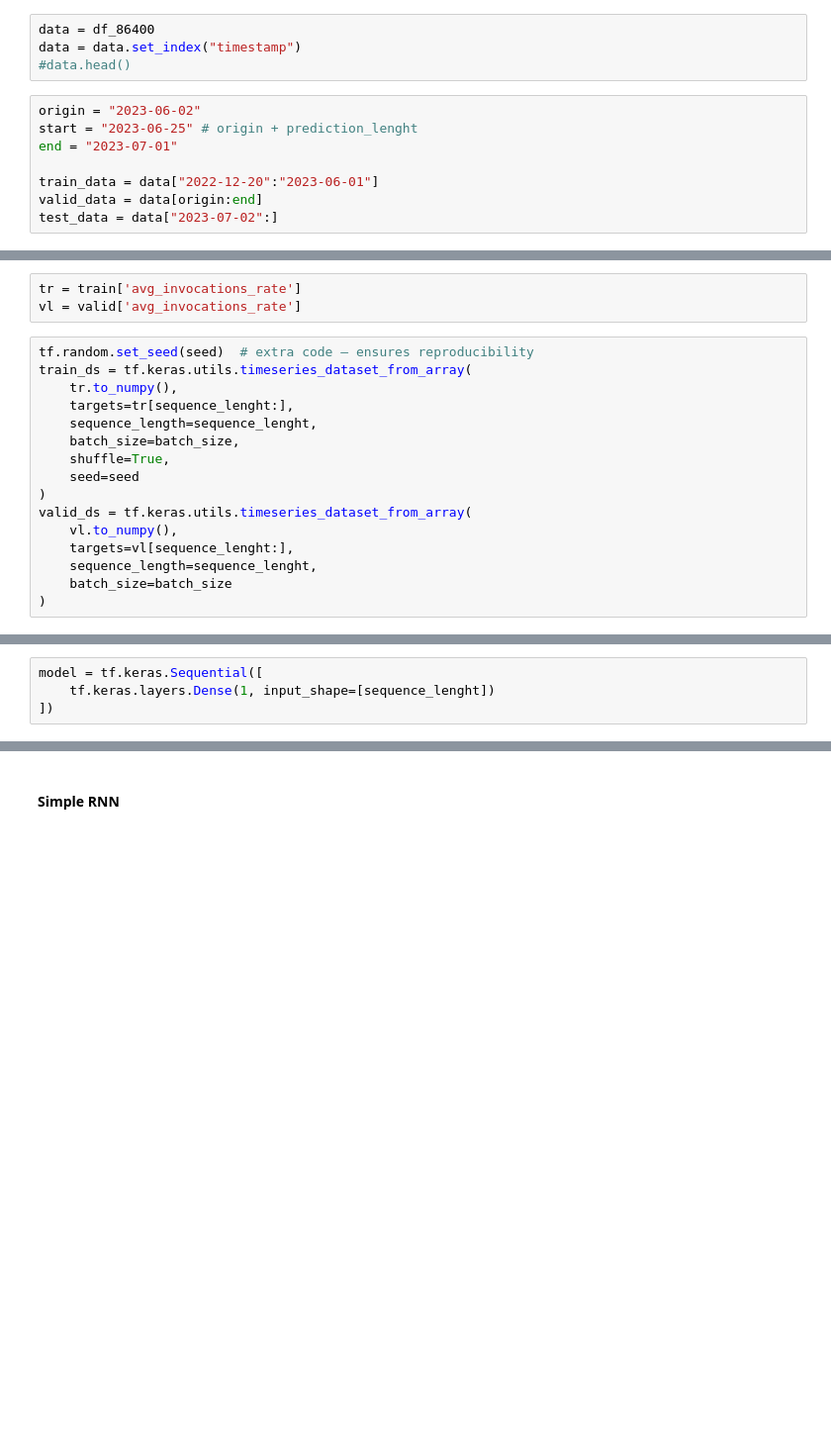
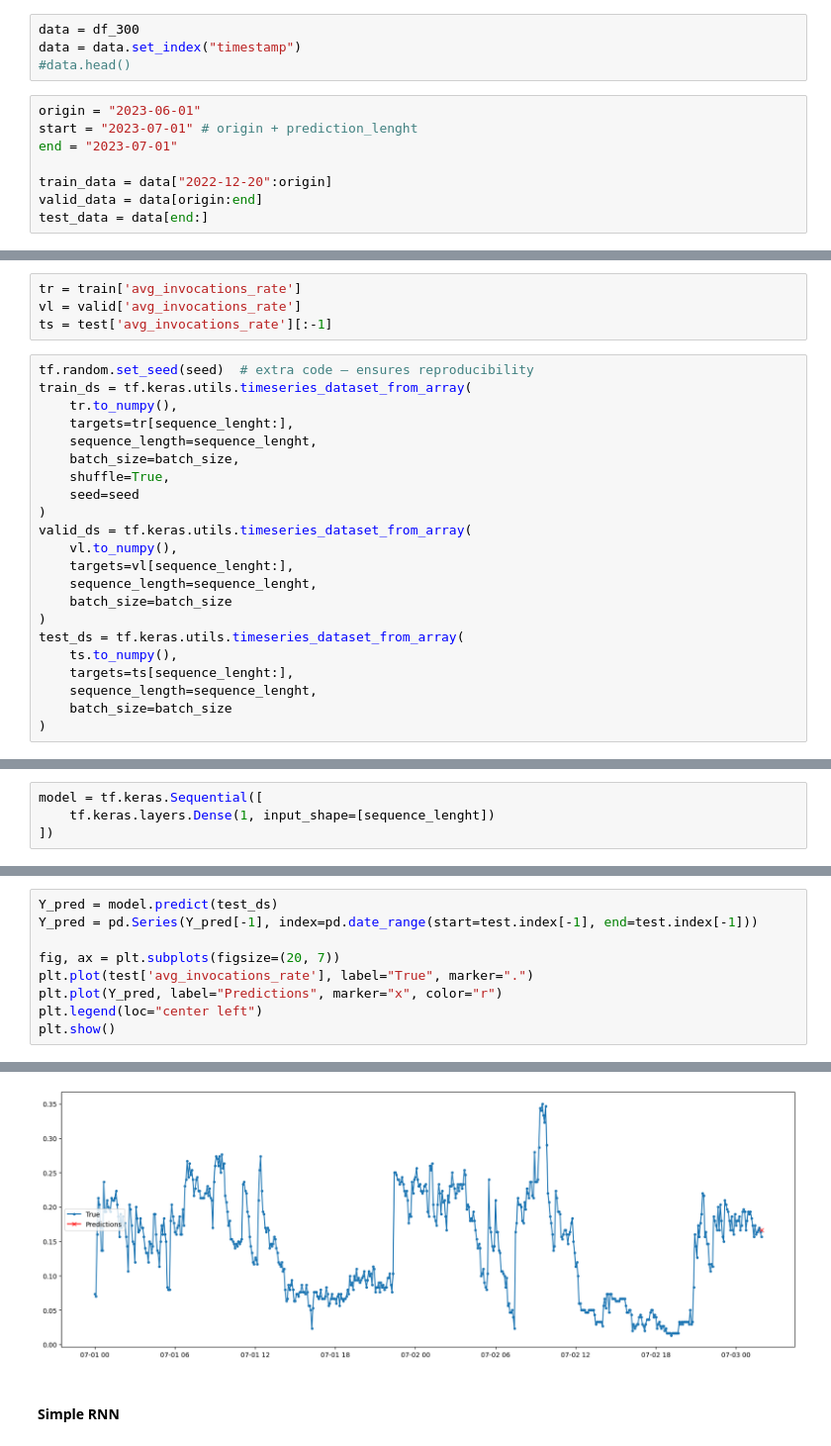
Before and after one commit to AnastasiaBrinati/experiments, a Jupyter notebook: Models.ipynb, the cells around one changed output, grey strips where cells are left out. Shown at 99% size. Drawn from its saved outputs; the diff is of its cells as text; blank space fills up the shorter version.

```diff
--- a/Models.ipynb
+++ b/Models.ipynb
@@ -47,15 +71,15 @@ df_86400['timestamp'] = pd.to_datetime(df_86400['timestamp'])
 # %%
-data = df_86400
+data = df_300
 data = data.set_index("timestamp")
 #data.head()
 # %%
-origin = "2023-06-02"
-start = "2023-06-25" # origin + prediction_lenght
+origin = "2023-06-01"
+start = "2023-07-01" # origin + prediction_lenght
 end = "2023-07-01"
 
-train_data = data["2022-12-20":"2023-06-01"]
+train_data = data["2022-12-20":origin]
 valid_data = data[origin:end]
-test_data = data["2023-07-02":]
+test_data = data[end:]
 # %% [markdown]
 #### Scaling
 # %%
@@ -113,6 +137,7 @@ def fit_and_evaluate(model, train_set, valid_set, learning_rate=0.01, epochs=epo
 # %%
 tr = train['avg_invocations_rate']
 vl = valid['avg_invocations_rate']
+ts = test['avg_invocations_rate'][:-1]
 # %%
 tf.random.set_seed(seed)  # extra code – ensures reproducibility
 train_ds = tf.keras.utils.timeseries_dataset_from_array(
@@ -129,6 +154,12 @@ valid_ds = tf.keras.utils.timeseries_dataset_from_array(
     sequence_length=sequence_lenght,
     batch_size=batch_size
 )
+test_ds = tf.keras.utils.timeseries_dataset_from_array(
+    ts.to_numpy(),
+    targets=ts[sequence_lenght:],
+    sequence_length=sequence_lenght,
+    batch_size=batch_size
+)
 # %% [markdown]
 #### Linear Model
 # %%
@@ -158,0 +190,10 @@ Epoch 10/10
+# %%
+Y_pred = model.predict(test_ds)
+Y_pred = pd.Series(Y_pred[-1], index=pd.date_range(start=test.index[-1], end=test.index[-1]))
+
+fig, ax = plt.subplots(figsize=(20, 7))
+plt.plot(test['avg_invocations_rate'], label="True", marker=".")
+plt.plot(Y_pred, label="Predictions", marker="x", color="r")
+plt.legend(loc="center left")
+plt.show()
+# %% [output]
@@ -159,3 +201,4 @@ Epoch 10/10
+[figure, added]
 # %% [markdown]
 #### Simple RNN
 # %% [markdown]
```
Also changed, not shown: parts of 27 cells of this notebook.
